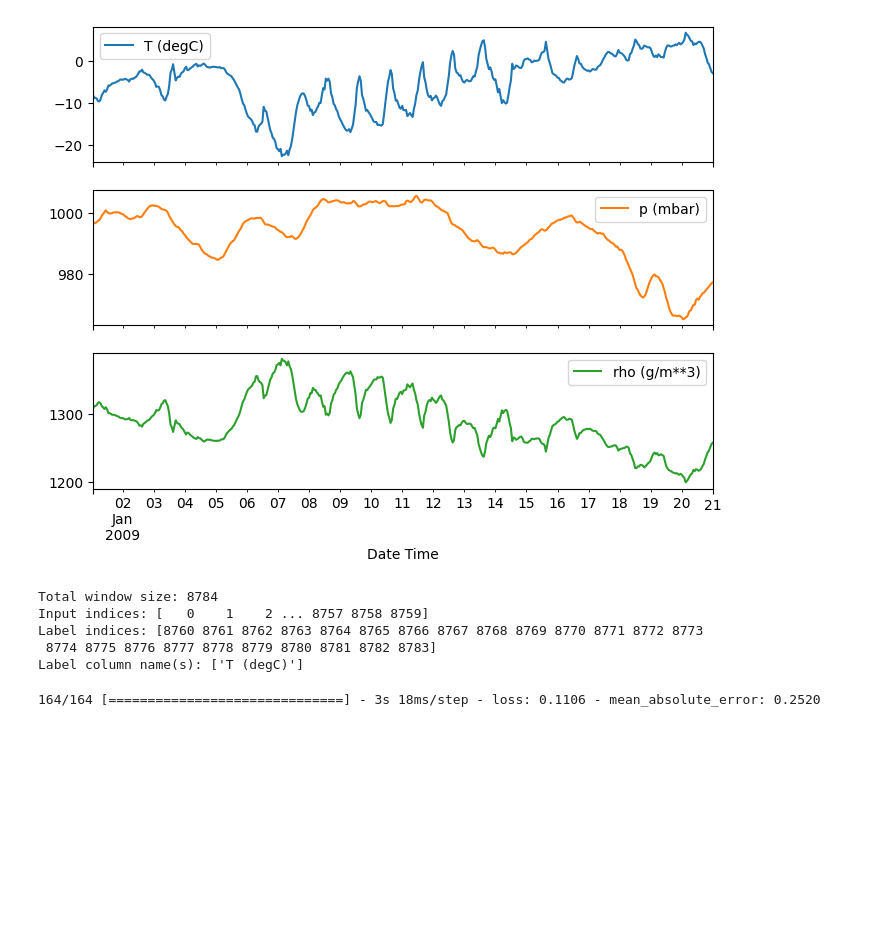
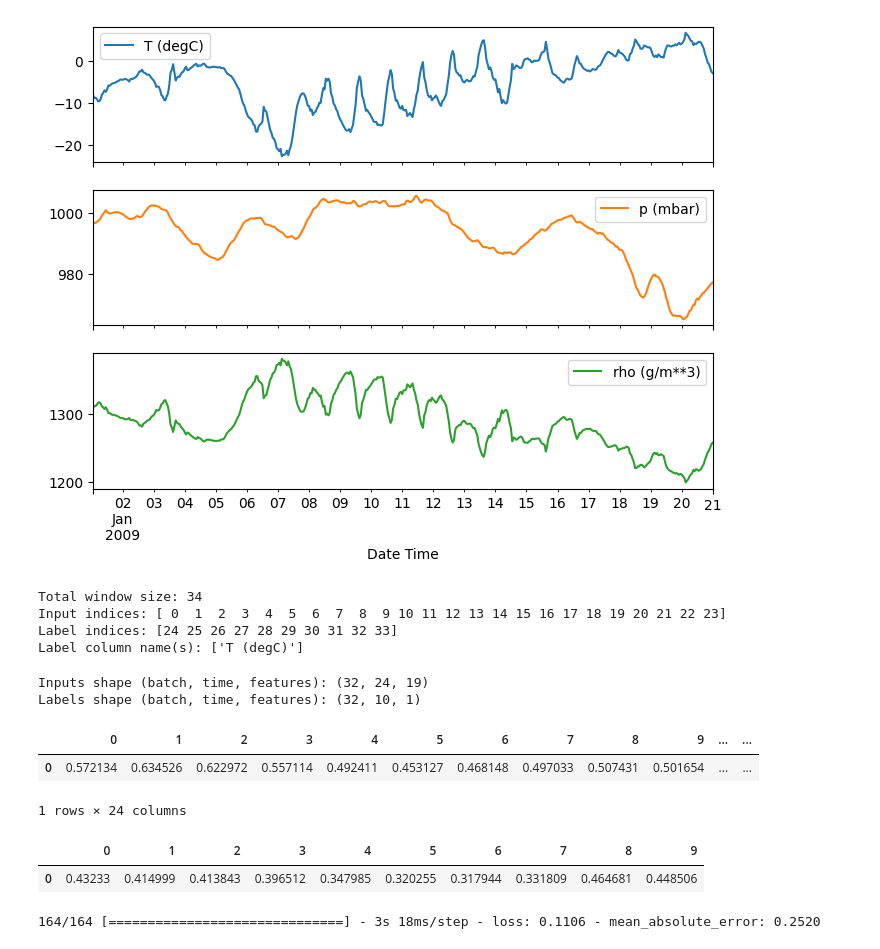
Before and after one commit to mlandi75/mlandi75, a Jupyter notebook: Untitled3.ipynb, the cells around one changed output. Drawn from its saved outputs; the diff is of its cells as text; code cells hidden in the pictures; blank space fills up the shorter version.

```diff
--- a/Untitled3.ipynb
+++ b/Untitled3.ipynb
@@ -306,8 +306,8 @@ def compile_and_fit(model, window, patience=2):
 # %%
 #%% Multi-step models
 #%%% multi_window
-OUT_STEPS = 24
-multi_window = WindowGenerator(input_width=8760,
+OUT_STEPS = 10
+multi_window = WindowGenerator(input_width=24,
                                label_width=OUT_STEPS,
                                shift=OUT_STEPS,
                                label_columns=['T (degC)'])
@@ -318,11 +318,27 @@ multi_val_performance = {}
 multi_performance = {}
 multi_window
 # %% [output]
-Total window size: 8784
-Input indices: [   0    1    2 ... 8757 8758 8759]
-Label indices: [8760 8761 8762 8763 8764 8765 8766 8767 8768 8769 8770 8771 8772 8773
- 8774 8775 8776 8777 8778 8779 8780 8781 8782 8783]
+Total window size: 34
+Input indices: [ 0  1  2  3  4  5  6  7  8  9 10 11 12 13 14 15 16 17 18 19 20 21 22 23]
+Label indices: [24 25 26 27 28 29 30 31 32 33]
 Label column name(s): ['T (degC)']
+# %%
+for example_inputs, example_labels in multi_window.train.take(1):
+    print(f'Inputs shape (batch, time, features): {example_inputs.shape}')
+    print(f'Labels shape (batch, time, features): {example_labels.shape}')
+    a=example_inputs
+# %% [output]
+Inputs shape (batch, time, features): (32, 24, 19)
+Labels shape (batch, time, features): (32, 10, 1)
+# %%
+display(pd.DataFrame(example_inputs[1,:,1]).transpose())
+display(pd.DataFrame(example_labels[1,:,0]).transpose())
+# %% [output]
+|  | 0 | 1 | 2 | 3 | 4 | 5 | 6 | 7 | 8 | 9 | ... | ... |
+| 0 | 0.572134 | 0.634526 | 0.622972 | 0.557114 | 0.492411 | 0.453127 | 0.468148 | 0.497033 | 0.507431 | 0.501654 | ... | ... |
+1 rows × 24 columns
+|  | 0 | 1 | 2 | 3 | 4 | 5 | 6 | 7 | 8 | 9 |
+| 0 | 0.43233 | 0.414999 | 0.413843 | 0.396512 | 0.347985 | 0.320255 | 0.317944 | 0.331809 | 0.464681 | 0.448506 |
 # %%
 #%%% multi_linear_model
 multi_linear_model = tf.keras.Sequential([
```
Also changed, not shown: parts of 5 cells of this notebook.
